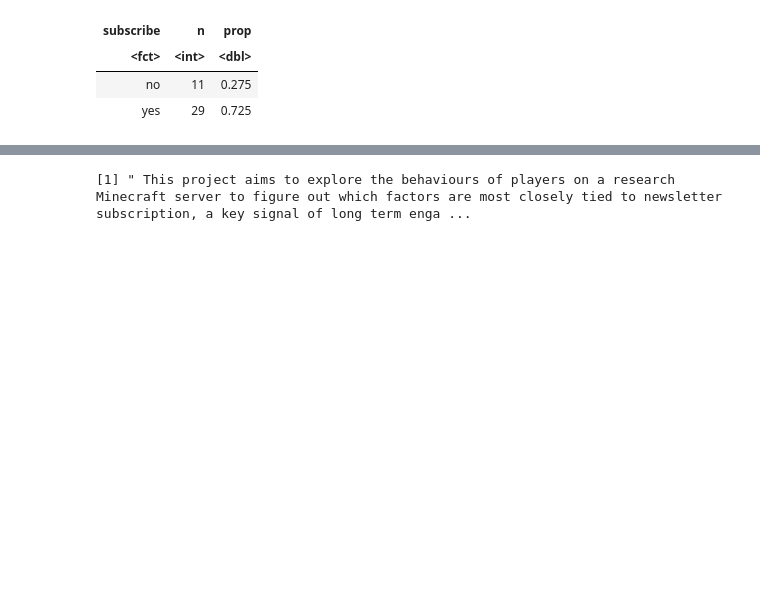
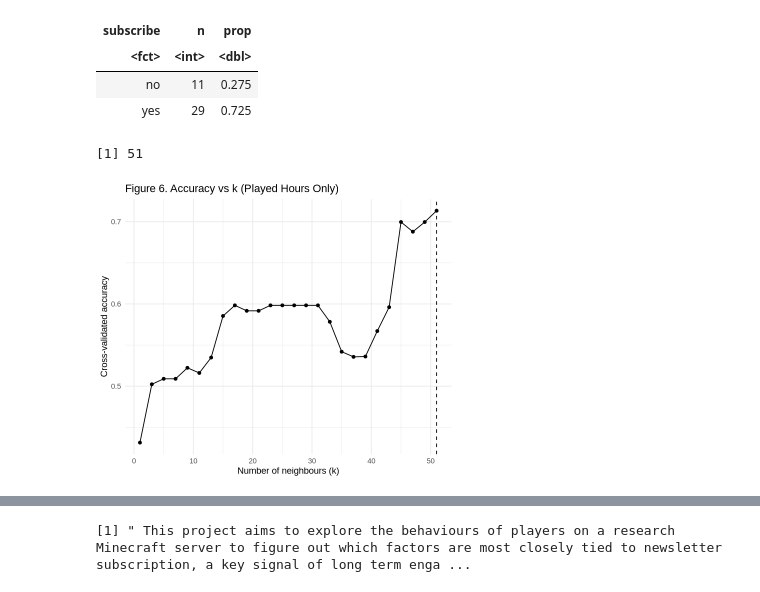
Before and after one commit to daniel-zouli/Dsci-100-Final-Project-Report, a Jupyter notebook: Dsci 100 Final Project Report.ipynb, the cells around one changed output, grey strips where cells are left out. Saved outputs shown, nothing was run; the diff lists cells and outputs as text; code cells hidden in the pictures; blank space fills up the shorter version.

Commit message:
Implemented knn to predict and analyze the estimates of played time for players

```diff
--- a/Dsci 100 Final Project Report.ipynb
+++ b/Dsci 100 Final Project Report.ipynb
@@ -302,3 +302,45 @@ set.seed(1234)
 players_folds <- vfold_cv(players_train, v = 10, strata = subscribe)
 
 k_grid <- tibble(neighbors = seq(1, 51, by = 2))
+# %%
+rec_hours <- recipe(subscribe ~ played_hours, data = players_train) |>
+  step_normalize(all_predictors())
+
+set.seed(1234)
+res_hours <- workflow() |>
+  add_model(knn_spec) |>
+  add_recipe(rec_hours) |>
+  tune_grid(
+    resamples = players_folds,
+    grid      = k_grid
+  ) |>
+  collect_metrics()
+
+hours_acc <- res_hours |>
+  filter(.metric == "accuracy")
+
+best_k_hours <- hours_acc |>
+  arrange(desc(mean)) |>
+  slice(1) |>
+  pull(neighbors)
+
+best_k_hours
+# %% [output]
+[1] 51
+# %%
+options(repr.plot.width = 6, repr.plot.height = 5)
+
+plot_hours <- ggplot(hours_acc, aes(x = neighbors, y = mean)) +
+  geom_point() +
+  geom_line() +
+  geom_vline(xintercept = best_k_hours, linetype = "dashed") +
+  labs(
+    title = "Figure 6. Accuracy vs k (Played Hours Only)",
+    x = "Number of neighbours (k)",
+    y = "Cross-validated accuracy"
+  ) +
+  theme_minimal()
+
+plot_hours
+# %% [output]
+[figure, added]
```
Also changed, not shown: parts of 5 cells of this notebook.
